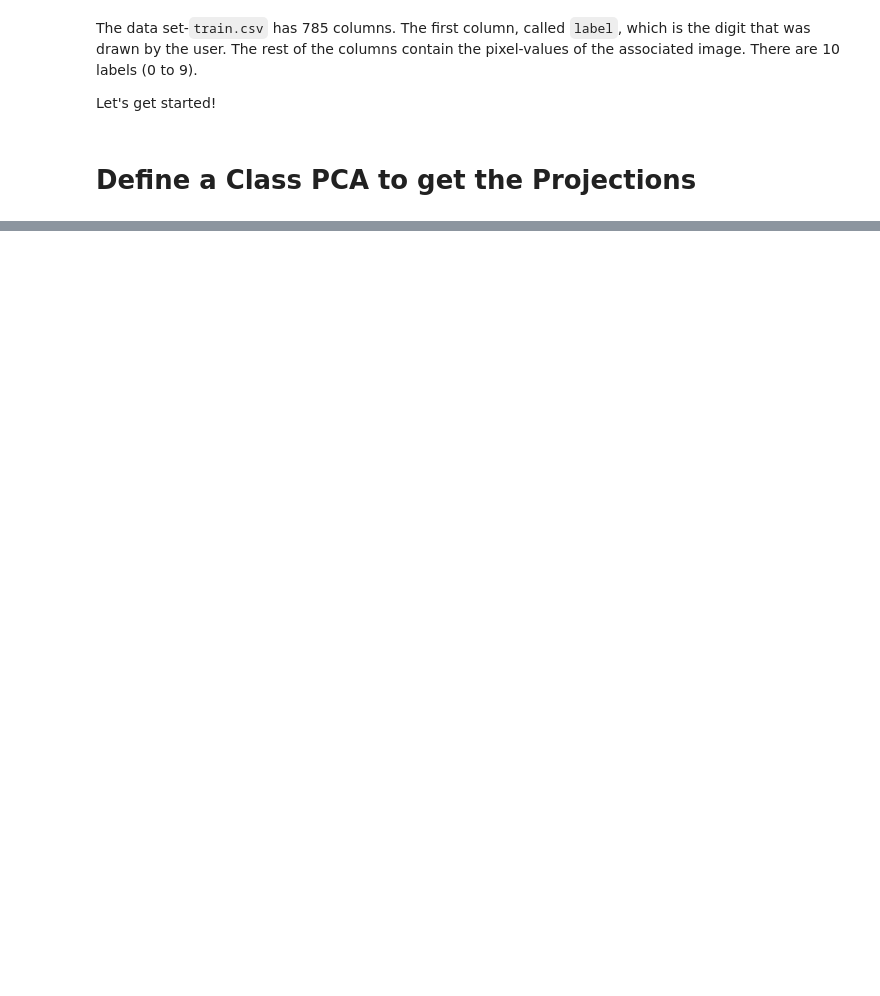
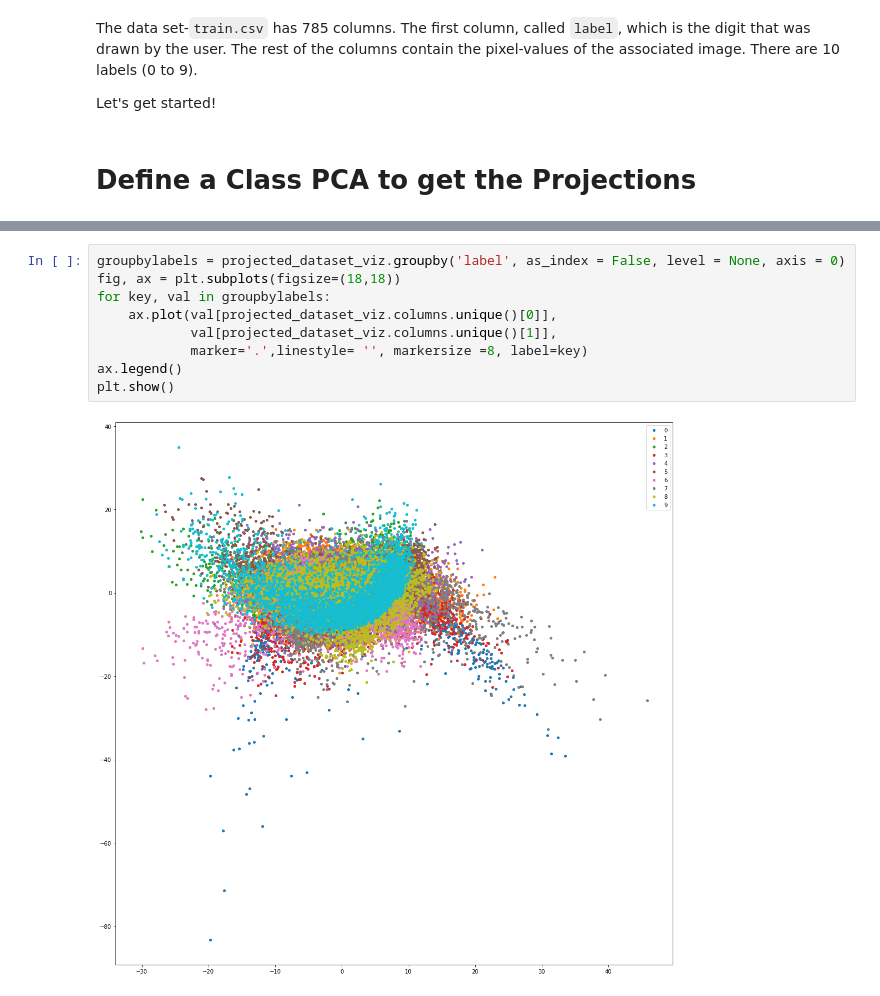
Before and after one commit to niteshjindal-7/unsupervised-learning, a Jupyter notebook: dimensionality-reduction/principal_component_analysis_digit_recognizer.ipynb, the cells around one changed output, grey strips where cells are left out. Drawn from its saved outputs; the diff is of its cells as text; blank space fills up the shorter version.

```diff
--- a/dimensionality-reduction/principal_component_analysis_digit_recognizer.ipynb
+++ b/dimensionality-reduction/principal_component_analysis_digit_recognizer.ipynb
@@ -273,0 +314,11 @@ Projected Data is a dimensionally reduced data set that can be consumed further
+# %%
+groupbylabels = projected_dataset_viz.groupby('label', as_index = False, level = None, axis = 0)
+fig, ax = plt.subplots(figsize=(18,18))
+for key, val in groupbylabels:
+    ax.plot(val[projected_dataset_viz.columns.unique()[0]],
+            val[projected_dataset_viz.columns.unique()[1]],
+            marker='.',linestyle= '', markersize =8, label=key)
+ax.legend()
+plt.show()
+# %% [output]
+[figure, added]
```
Also changed, not shown: parts of 8 cells of this notebook.
